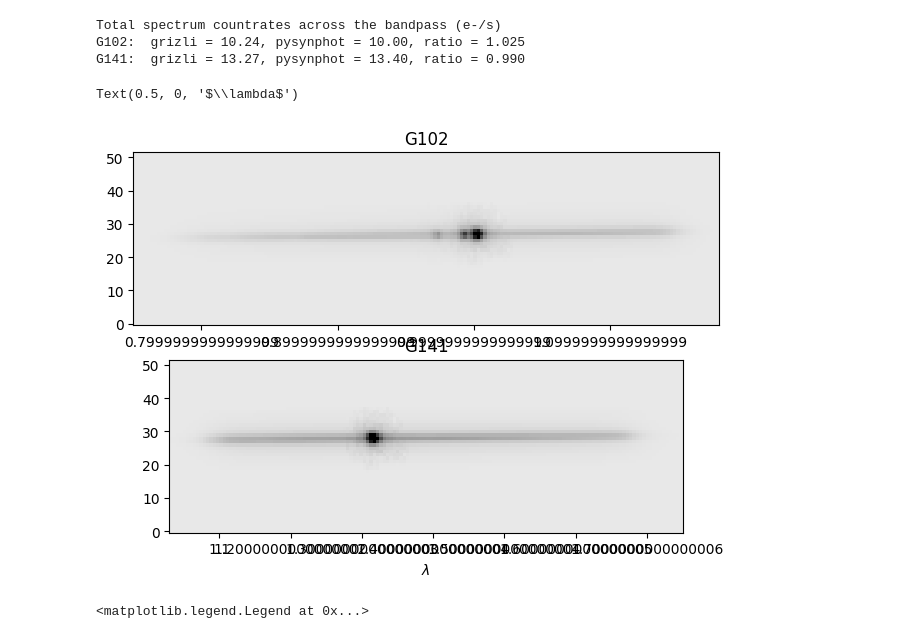
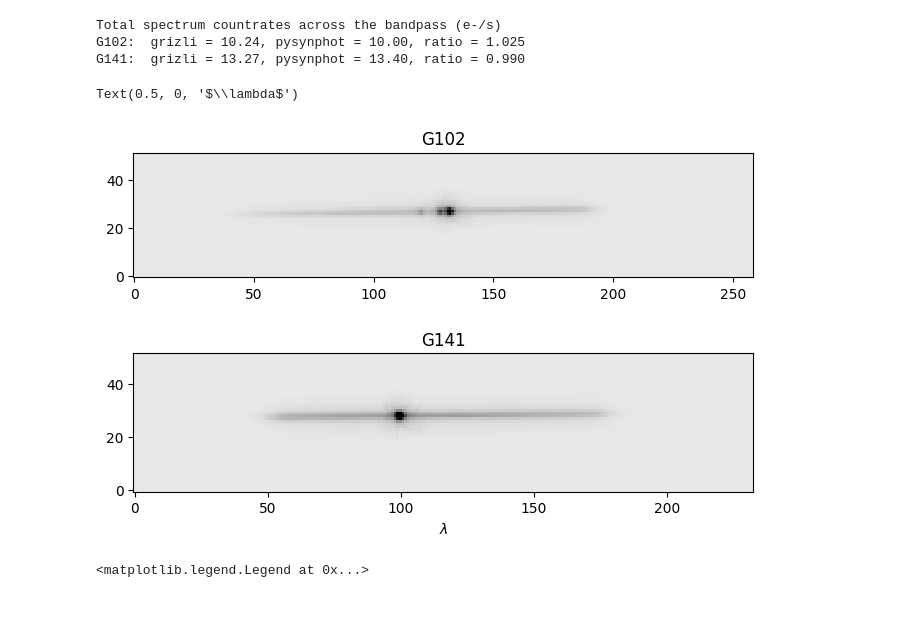
Before and after one commit to keithbuckholz/summer-roman-project, a Jupyter notebook: basic-sim/Basic-Sim.ipynb, the cells around one changed output. Cells and saved outputs as stored; diff of their text form; code cells hidden in the pictures; blank space fills up the shorter version.

```diff
--- a/basic-sim/Basic-Sim.ipynb
+++ b/basic-sim/Basic-Sim.ipynb
@@ -230,30 +240,30 @@ G141:  grizli = 13.27, pysynphot = 13.40, ratio = 0.990
 # %%
 ## Show the 2D models
 fig = plt.figure()
 
 # G102
 ax = fig.add_subplot(211)
 ax.set_title('G102')
 ax.imshow(beam_g102.model, interpolation='Nearest',
            origin='lower', vmin=-0.008, vmax=0.08, cmap='gray_r')
 
 # helper functions for 2D spectrum labels
-beam_g102.beam.twod_axis_labels(limits=[0.7,1.25,0.1], wscale=1.e4, mpl_axis=ax)
-beam_g102.beam.twod_xlim(0.75,1.18, wscale=1.e4, mpl_axis=ax)
+# beam_g102.beam.twod_axis_labels(limits=[0.7,1.25,0.1], wscale=1.e4, mpl_axis=ax)
+# beam_g102.beam.twod_xlim(0.75,1.18, wscale=1.e4, mpl_axis=ax)
 
 # G141
 ax = fig.add_subplot(212)
 ax.set_title('G141')
 ax.imshow(beam_g141.model, interpolation='Nearest',
            origin='lower', vmin=-0.008, vmax=0.08, cmap='gray_r')
 
 # helper functions for 2D spectrum labels
-beam_g141.beam.twod_axis_labels(limits=[1.0,1.8,0.1], wscale=1.e4, mpl_axis=ax)
-beam_g141.beam.twod_xlim(1.03,1.75, wscale=1.e4, mpl_axis=ax)
+# beam_g141.beam.twod_axis_labels(limits=[1.0,1.8,0.1], wscale=1.e4, mpl_axis=ax)
+# beam_g141.beam.twod_xlim(1.03,1.75, wscale=1.e4, mpl_axis=ax)
 ax.set_xlabel(r'$\lambda$')
 # %% [output]
 Text(0.5, 0, '$\\lambda$')
-[figure, old version]
+[figure, new version]
 # %%
 ## Plot 1D extractions of the models (error array here is meaningless)
 w, f, e = beam_g102.beam.optimal_extract(beam_g102.model, bin=0)
```
Also changed, not shown: parts of 6 cells of this notebook.
